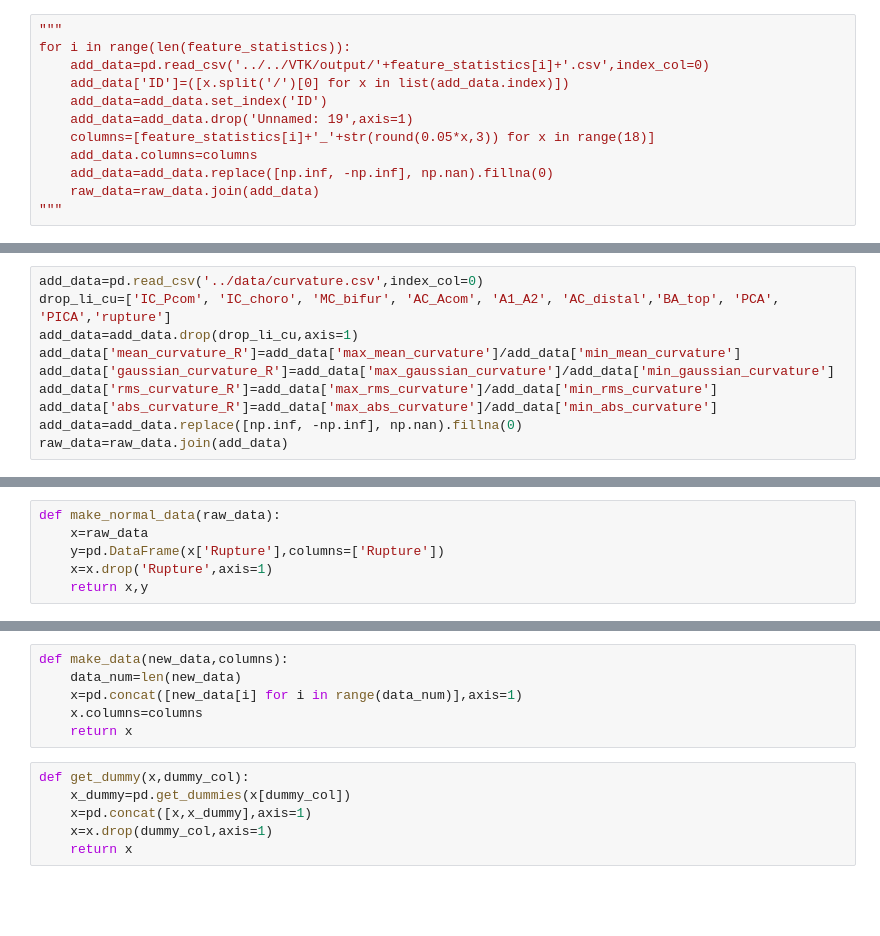
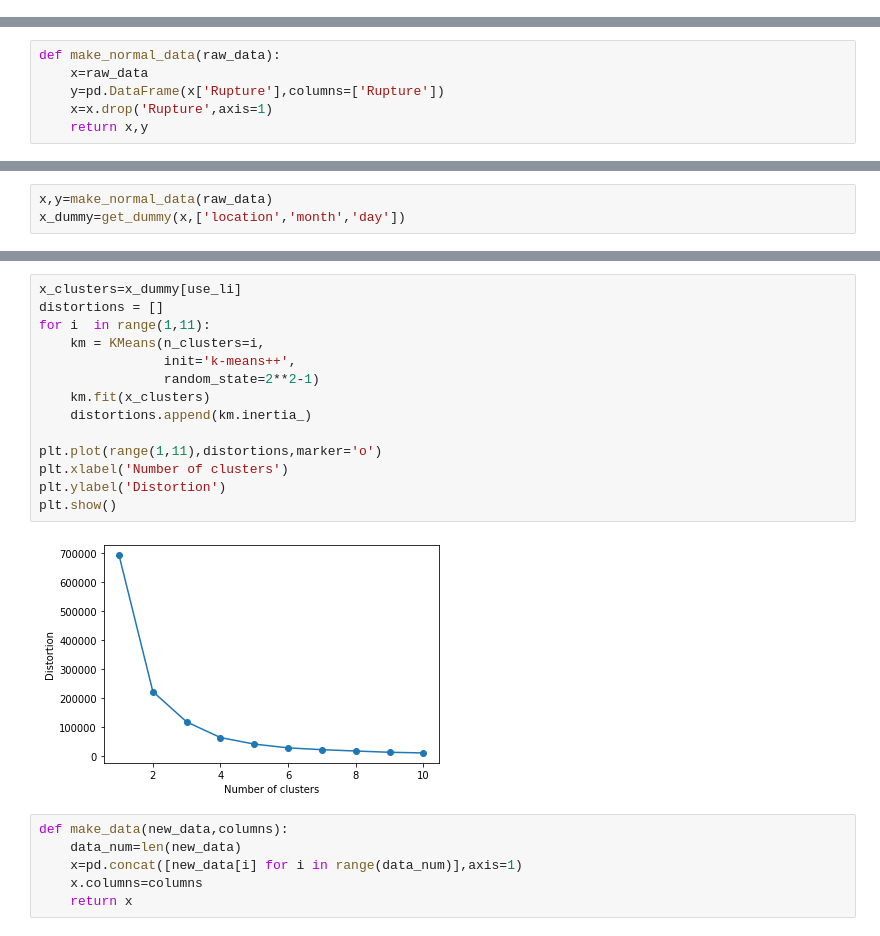
Before and after one commit to toshiyuki1998/stroke, a Jupyter notebook: model.ipynb, the cells around one changed output, grey strips where cells are left out. Saved outputs shown, nothing was run; the diff lists cells and outputs as text; blank space fills up the shorter version.

```diff
--- a/model.ipynb
+++ b/model.ipynb
@@ -123,12 +92,0 @@ for i in range(len(feature_statistics)):
-# %%
-"""
-for i in range(len(feature_statistics)):
-    add_data=pd.read_csv('../../VTK/output/'+feature_statistics[i]+'.csv',index_col=0)
-    add_data['ID']=([x.split('/')[0] for x in list(add_data.index)])
-    add_data=add_data.set_index('ID')
-    add_data=add_data.drop('Unnamed: 19',axis=1)
-    columns=[feature_statistics[i]+'_'+str(round(0.05*x,3)) for x in range(18)]
-    add_data.columns=columns
-    add_data=add_data.replace([np.inf, -np.inf], np.nan).fillna(0)
-    raw_data=raw_data.join(add_data)
-"""
@@ -137,10 +92,0 @@ for i in range(len(feature_statistics)):
-# %%
-add_data=pd.read_csv('../data/curvature.csv',index_col=0)
-drop_li_cu=['IC_Pcom', 'IC_choro', 'MC_bifur', 'AC_Acom', 'A1_A2', 'AC_distal','BA_top', 'PCA', 'PICA','rupture']
-add_data=add_data.drop(drop_li_cu,axis=1)
-add_data['mean_curvature_R']=add_data['max_mean_curvature']/add_data['min_mean_curvature']
-add_data['gaussian_curvature_R']=add_data['max_gaussian_curvature']/add_data['min_gaussian_curvature']
-add_data['rms_curvature_R']=add_data['max_rms_curvature']/add_data['min_rms_curvature']
-add_data['abs_curvature_R']=add_data['max_abs_curvature']/add_data['min_abs_curvature']
-add_data=add_data.replace([np.inf, -np.inf], np.nan).fillna(0)
-raw_data=raw_data.join(add_data)
@@ -154,0 +105,3 @@ def make_normal_data(raw_data):
+# %%
+x,y=make_normal_data(raw_data)
+x_dummy=get_dummy(x,['location','month','day'])
@@ -155,12 +158,22 @@ def make_normal_data(raw_data):
+# %%
+x_clusters=x_dummy[use_li]
+distortions = []
+for i  in range(1,11):
+    km = KMeans(n_clusters=i,
+                init='k-means++',
+                random_state=2**2-1)
+    km.fit(x_clusters)
+    distortions.append(km.inertia_)
+
+plt.plot(range(1,11),distortions,marker='o')
+plt.xlabel('Number of clusters')
+plt.ylabel('Distortion')
+plt.show()
+# %% [output]
+[figure, added]
 # %%
 def make_data(new_data,columns):
     data_num=len(new_data)
     x=pd.concat([new_data[i] for i in range(data_num)],axis=1)
     x.columns=columns
     return x
-# %%
-def get_dummy(x,dummy_col):
-    x_dummy=pd.get_dummies(x[dummy_col])
-    x=pd.concat([x,x_dummy],axis=1)
-    x=x.drop(dummy_col,axis=1)
-    return x
```
Also changed, not shown: parts of 34 cells of this notebook.
